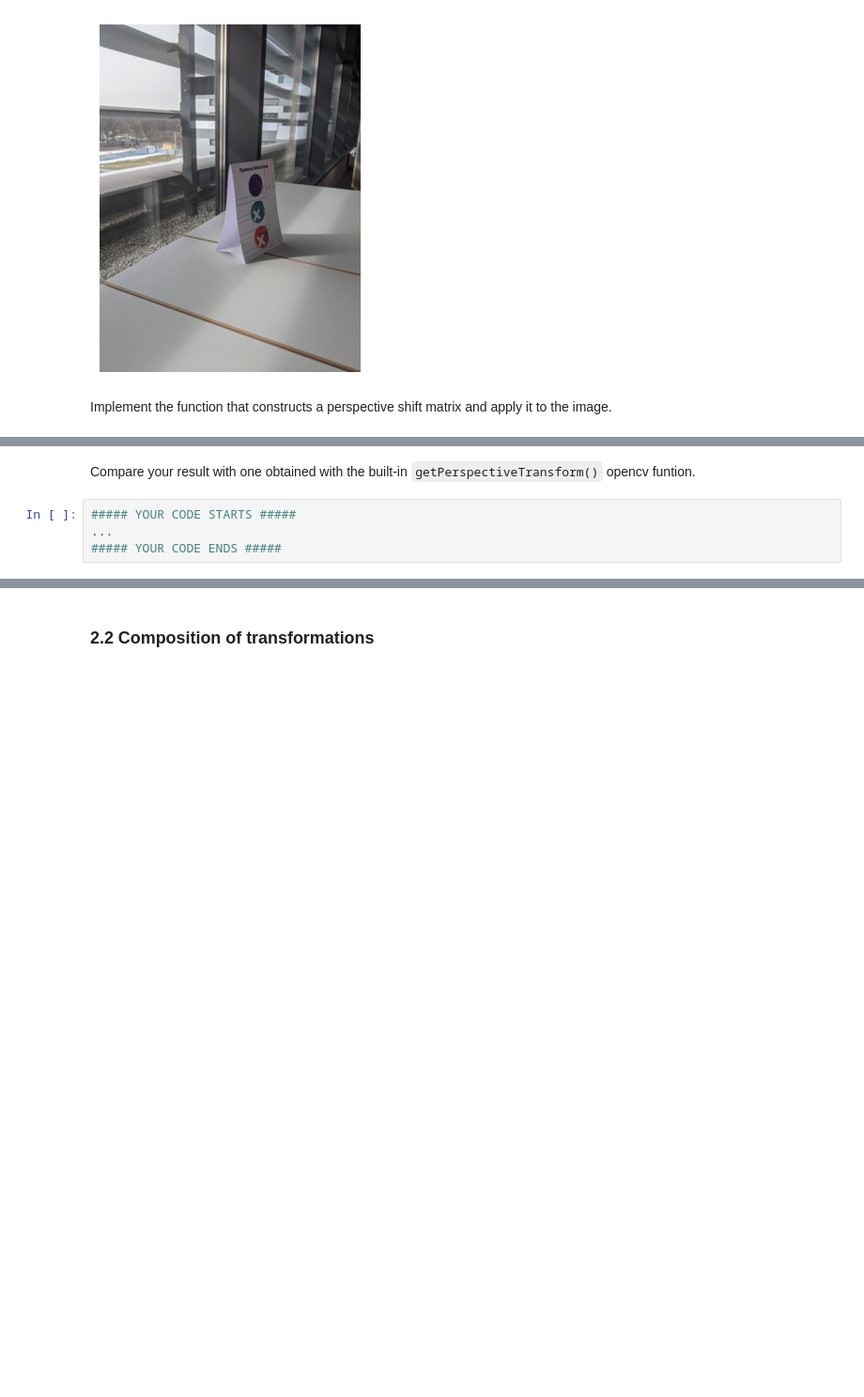
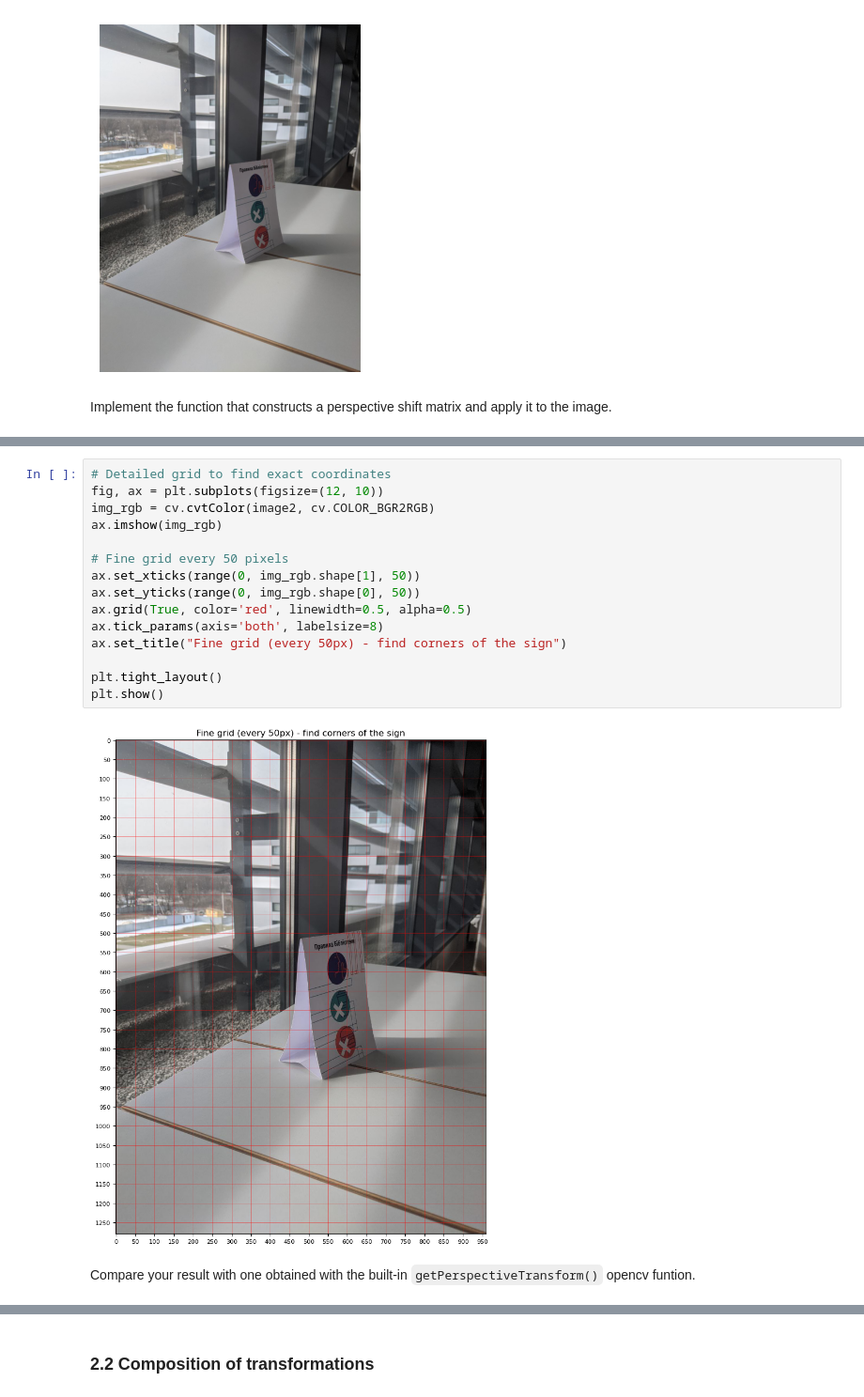
Before and after one commit to Hombosh-dev/LA_lab_1, a Jupyter notebook: LA_Lab_1.ipynb, the cells around one changed output, grey strips where cells are left out. Shown at 94% size. Cells and saved outputs as stored; diff of their text form; blank space fills up the shorter version.

```diff
--- a/LA_Lab_1.ipynb
+++ b/LA_Lab_1.ipynb
@@ -605,6 +730,19 @@ cv2_imshow(transformed)
+# %%
+# Detailed grid to find exact coordinates
+fig, ax = plt.subplots(figsize=(12, 10))
+img_rgb = cv.cvtColor(image2, cv.COLOR_BGR2RGB)
+ax.imshow(img_rgb)
+
+# Fine grid every 50 pixels
+ax.set_xticks(range(0, img_rgb.shape[1], 50))
+ax.set_yticks(range(0, img_rgb.shape[0], 50))
+ax.grid(True, color='red', linewidth=0.5, alpha=0.5)
+ax.tick_params(axis='both', labelsize=8)
+ax.set_title("Fine grid (every 50px) - find corners of the sign")
+
+plt.tight_layout()
+plt.show()
+# %% [output]
+[figure, added]
 # %% [markdown]
 Compare your result with one obtained with the built-in `getPerspectiveTransform()` opencv funtion.
-# %%
-##### YOUR CODE STARTS #####
-...
-##### YOUR CODE ENDS #####
```
Also changed, not shown: parts of 3 cells of this notebook.
